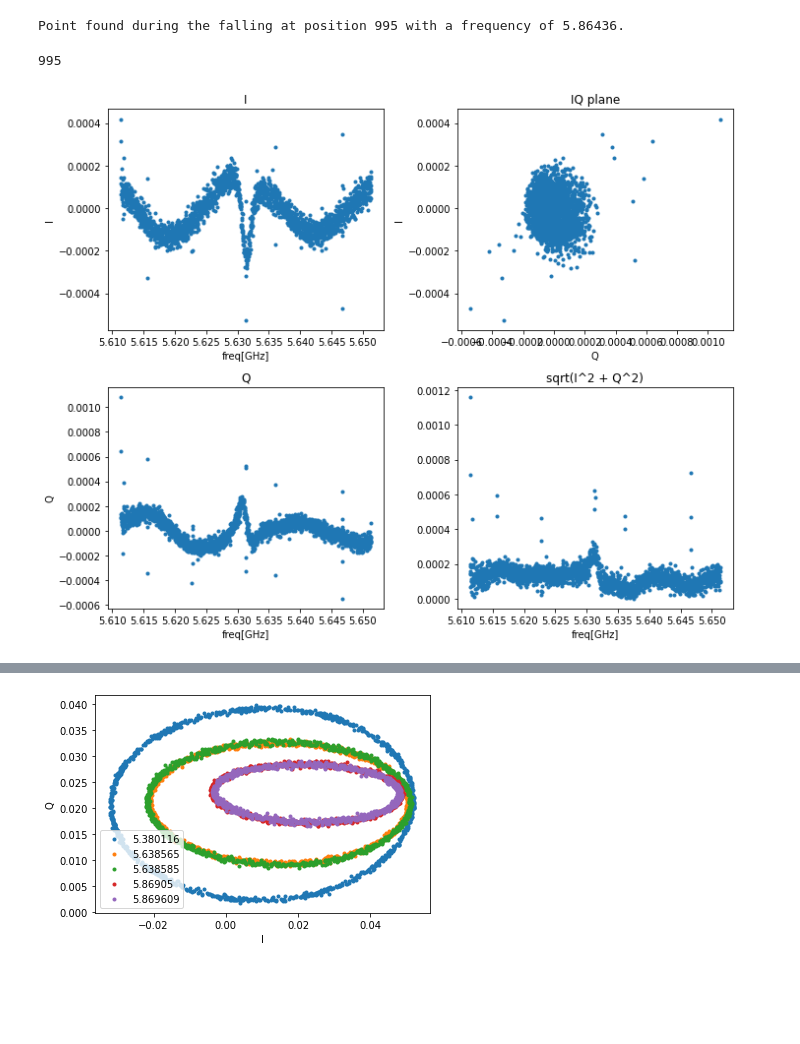
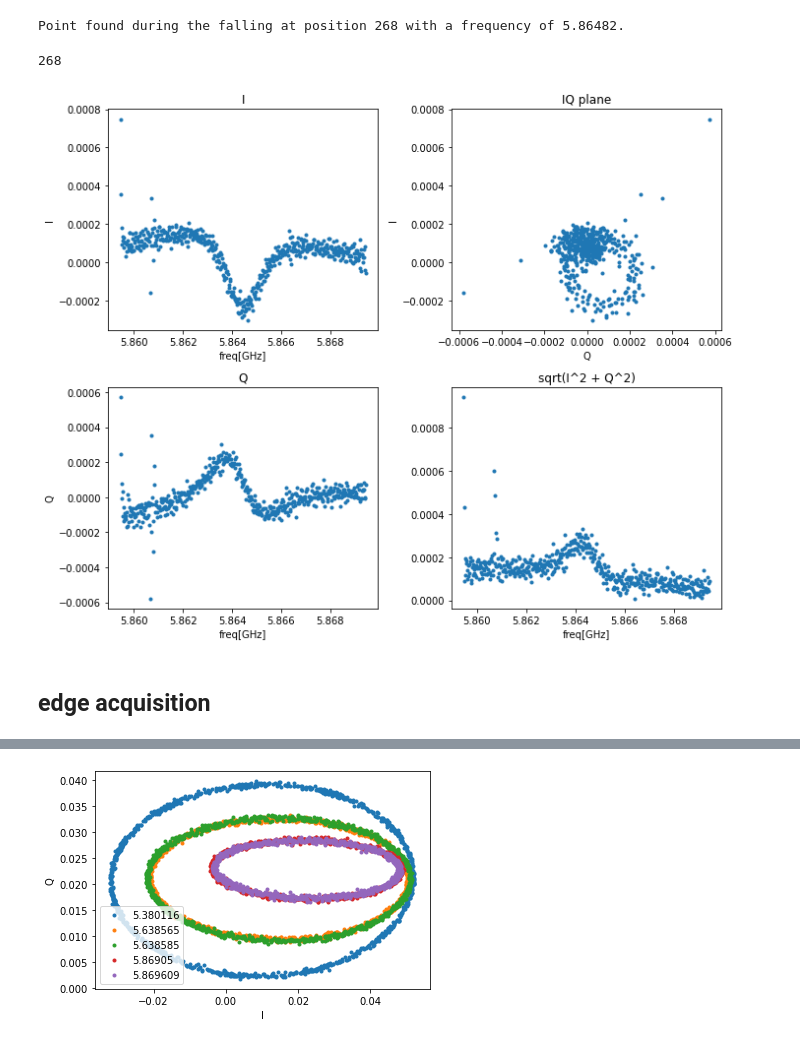
Before and after one commit to biqute/QTLab2122, a Jupyter notebook: SingleIRsource/scripts/analysis.ipynb, the cells around one changed output, grey strips where cells are left out. Cells and saved outputs as stored; diff of their text form; code cells hidden in the pictures; blank space fills up the shorter version.

```diff
--- a/SingleIRsource/scripts/analysis.ipynb
+++ b/SingleIRsource/scripts/analysis.ipynb
@@ -61,0 +14,17 @@ index_max = der_IQ(x, I_mean, Q_mean, begin = 50, end = 150, plot = True)
+# %%
+path = '../data/raw/mix_cal/mixer1/'
+file_name = 'mix_cal_0'
+file = path + file_name + '.h5'
+
+import json
+with open(path + 'config_' + file_name + '.json', 'r') as f:
+    config = json.load(f)
+
+#big_plot_from_file(file, config['ref'][0], config['step'])
+I, Q = get_hdf5(file)
+plt.figure(figsize=(6,6))
+plt.scatter(I[0], Q[0], marker='.')
+plt.xlabel('I')
+plt.ylabel('Q')
+#plt.savefig(path + file_name + '.png', dpi=200, facecolor='white')
+plt.show()
@@ -71,7 +45,6 @@ import time
 # %%
-#5.345679 #5.380116 #5.638565 #5.869609
 path = '../data/raw/cal_acq/'
-file_name = 'scan_wide_off_res_47'
+file_name = 'scan_res_1'
 file = path + file_name + '.h5'
 
 import json
@@ -88,12 +61,11 @@ big_plot_from_array(I2, Q2, config['ref'][1], config['step'])#, begin=1000, end=
 # %%
-big_plot_from_array(np.gradient(np.array(I2)),np.gradient(np.array(Q2)), config['ref'][0], config['step'])#, begin=900, end=950)
+big_plot_from_array(np.gradient(np.array(I2)),np.gradient(np.array(Q2)), config['ref'][1], config['step'])#, begin=900, end=950)
 length = check_length(I2, Q2)
-begin, end = set_begin_end(-1, -1, length)
-x = []
-for i in range(-length//2, length//2):
-    x.append( config['ref'][1] + i*config['step'])
-der_IQ(x, I2, Q2, begin=900, end=1100)
+x = np.linspace(config['ref'][1] - config['window']*config['step'], config['ref'][1] + (config['window'] - 1)*config['step'], config['window']*2)
+der_IQ(x, I2, Q2, begin = 200, end = 300)
 # %% [output]
-Point found during the falling at position 995 with a frequency of 5.86436.
+Point found during the falling at position 268 with a frequency of 5.86482.
-995
+268
-[figure, old version]
+[figure, new version]
+# %% [markdown]
+## edge acquisition
```
Also changed, not shown: parts of 44 cells of this notebook, 10 other files.
